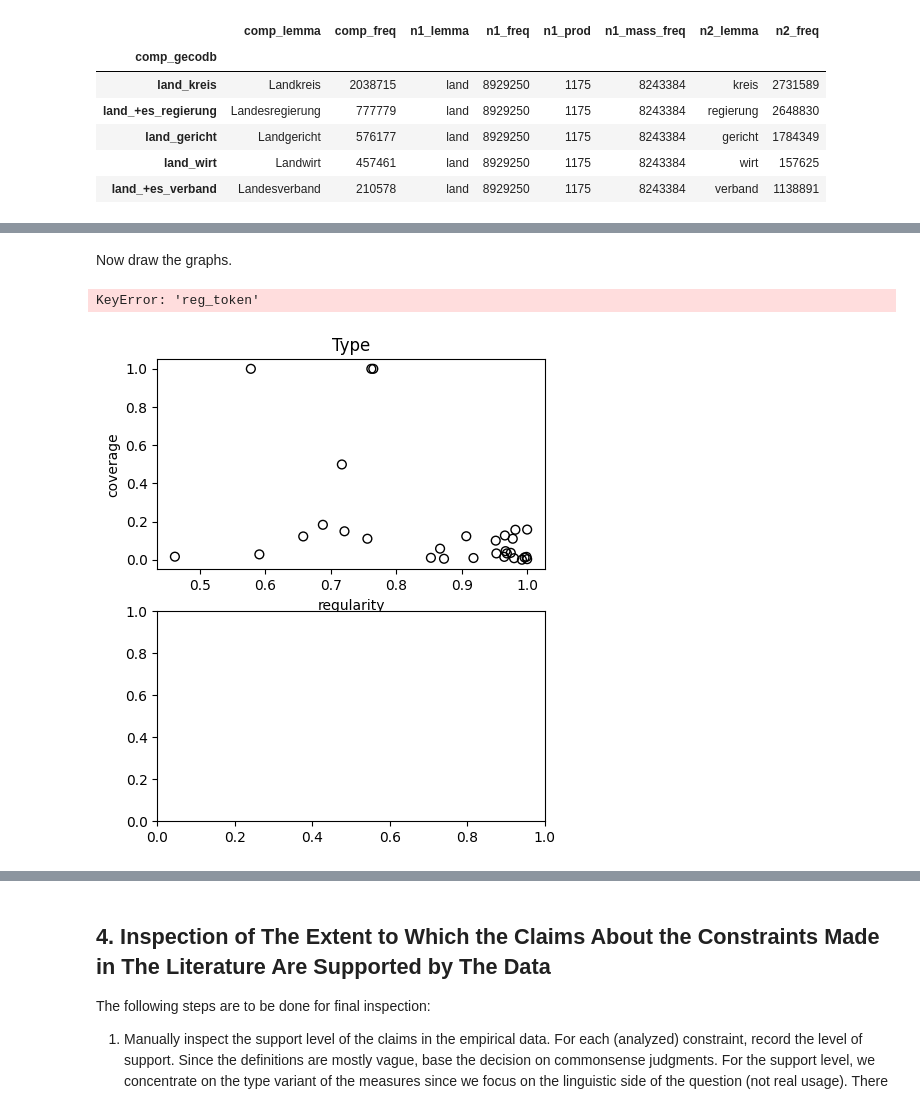
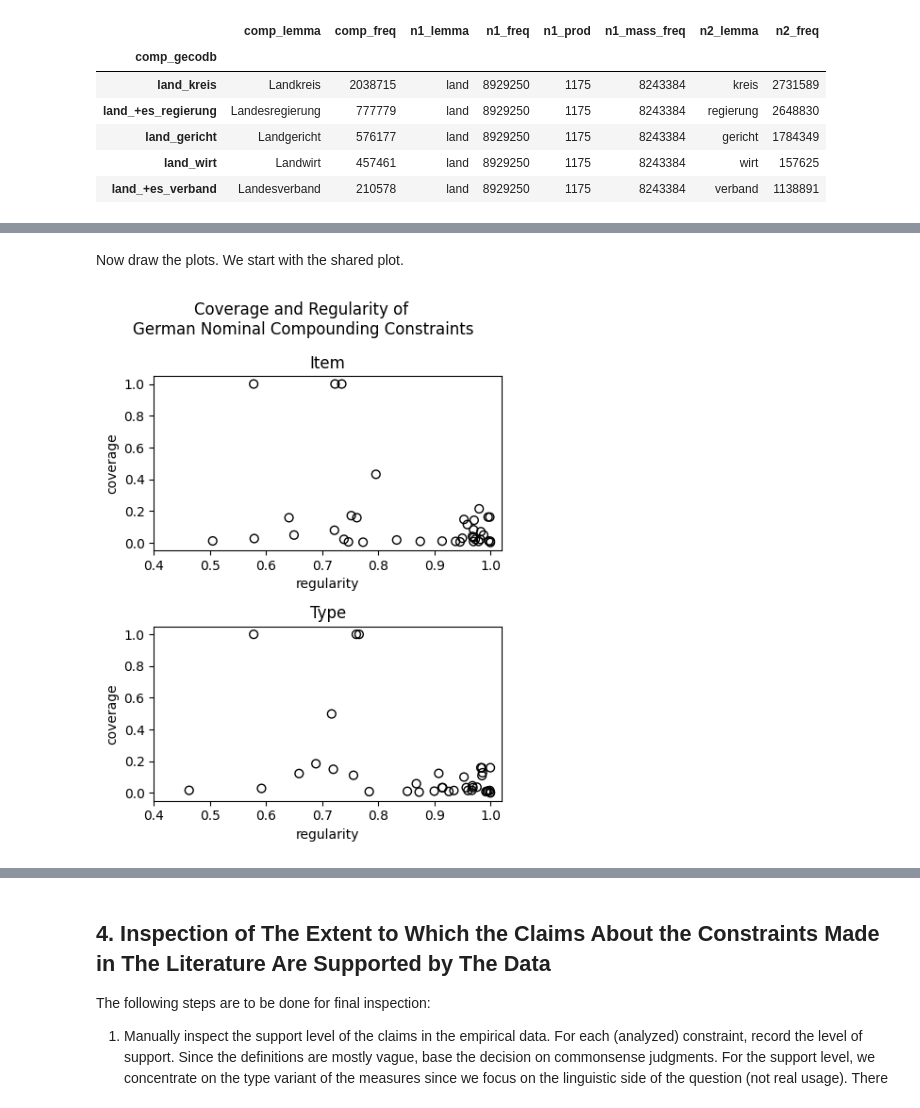
Before and after one commit to maxschmaltz/DieKonstraints, a Jupyter notebook: compounding/constraints/check_applicability/inspect.ipynb, the cells around one changed output, grey strips where cells are left out. Cells and saved outputs as stored; diff of their text form; code cells hidden in the pictures.

```diff
--- a/compounding/constraints/check_applicability/inspect.ipynb
+++ b/compounding/constraints/check_applicability/inspect.ipynb
@@ -166,9 +167,11 @@ Here, we load the general applicability statistics table and retrieve three thin
 # %%
-pt2_out_dir = "../../../resources/custom/compounding/applicability_statistics"
+pt2_dir = "../../../resources/custom/compounding/applicability_statistics"
 # %%
-stats_all = pd.read_csv(
-    os.path.join(pt2_out_dir, "constr_statistics.tsv"),
+stats = pd.read_csv(
+    os.path.join(pt2_dir, "constr_statistics.tsv"),
     sep="\t",
     index_col=0,
     header=0
-)
+).dropna()  # remove non-implemented constraints
+
+stats
@@ -177,4 +196,0 @@ As we found out later, two of the constraints are unreliable and so we remove th
-# %%
-unreliable_constr_ids = ["p2l:drv:sfx:F_#in$-en", "l2p:s|smpx_mn", "l2p:s|smpx_high_freq"]
-stats = stats_all.drop(unreliable_constr_ids).dropna()
-stats
@@ -200,42 +197,49 @@ stats
 # %% [markdown]
-Now draw the graphs.
+Now draw the plots. We start with the shared plot.
+# %%
+dot_kw = {
+    "facecolors": "none",   # hollow inside
+    "edgecolors": "black",  # outline
+    "s": 40                 # marker size
+}
 # %%
-fig, axes = plt.subplots(2, 1, figsize=(5, 6))
+fig, axes = plt.subplots(2, 1, figsize=(4.5, 6))
 
-# first, type cov/reg values
+# first, item cvg/reg values
 axes[0].scatter(
-    stats["reg_type"],
-    stats["cvg_type"],
-    facecolors="none",   # hollow inside
-    edgecolors="black",  # outline
-    s=40                 # marker size
+    stats["reg_item"],
+    stats["cvg_item"],
+    **dot_kw
 )
 axes[0].set_xlabel("regularity")
 axes[0].set_ylabel("coverage")
-axes[0].set_title("Type")
+axes[0].set_title("Item")
 
 
-# first, token cov/reg values
+# first, type cvg/reg values
 axes[1].scatter(
-    stats["reg_token"],
-    stats["cvg_token"],
-    facecolors="none",   # hollow inside
-    edgecolors="black",  # outline
-    s=40                 # marker size
+    stats["reg_type"],
+    stats["cvg_type"],
+    **dot_kw
 )
 axes[1].set_xlabel("regularity")
 axes[1].set_ylabel("coverage")
-axes[1].set_title("Token")
+axes[1].set_title("Type")
+
+for ax in axes:
+    ax.set_xlim(0.4, 1.02)
 
 
 fig.suptitle(
     "Coverage and Regularity of \n"
     "German Nominal Compounding Constraints"
 )
 
 plt.tight_layout()
-plt.savefig("cov_reg.png", dpi=1200)
+plt.savefig(
+    os.path.join(pt2_dir, "cov_reg_shared.png"),
+    dpi=1200
+)
 plt.show()
 # %% [output]
-KeyError: 'reg_token'
-[figure, old version]
+[figure, new version]
```
Also changed, not shown: parts of 57 cells of this notebook, 1 other file.
